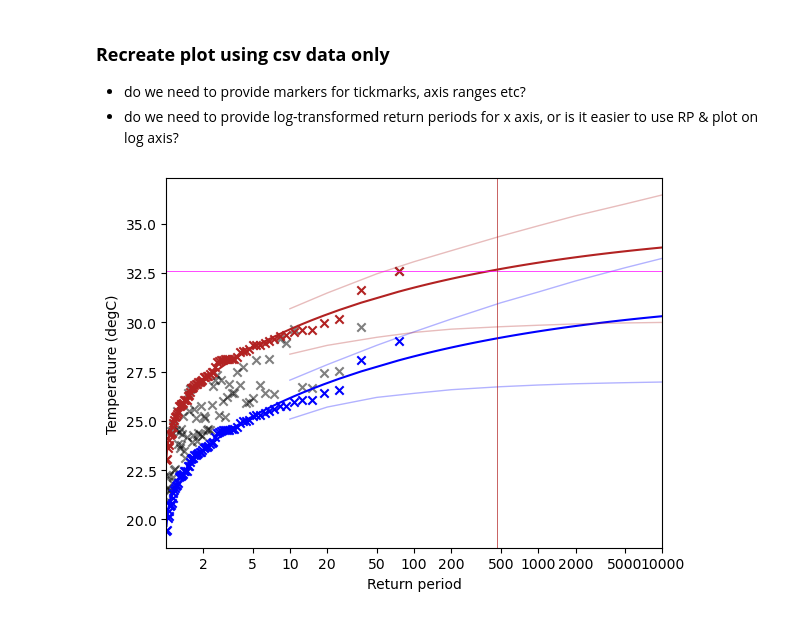
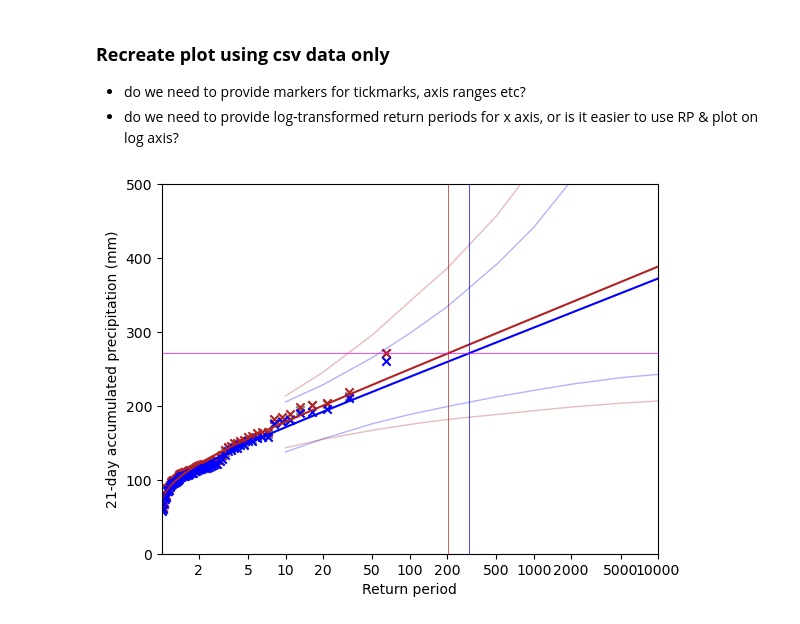
Before and after one commit to clairbarnes/wwa-archive, a Jupyter notebook: 20_misc/23-04_return-level-plots/return-level-plots.ipynb, the cells around one changed output. Cells and saved outputs as stored; diff of their text form; code cells hidden in the pictures.

```diff
--- a/20_misc/23-04_return-level-plots/return-level-plots.ipynb
+++ b/20_misc/23-04_return-level-plots/return-level-plots.ipynb
@@ -106,7 +107,8 @@ import pandas as pd
 import numpy as np
 import matplotlib.pyplot as plt
 
-study_nm = "MediterraneanHW"
+study_nm = "Italy-floods"
+transf = np.log
 
 obs = pd.read_csv("rlplot_"+study_nm+"_obs.csv", index_col = 0)
 rl_curves = pd.read_csv("rlplot_"+study_nm+"_curves.csv", index_col = 0)
@@ -124,32 +126,32 @@ plt.plot(rl_curves.logrp, rl_curves.fit_f, color = "firebrick")
 plt.plot(rl_curves.logrp, rl_curves.fit_cf, color = "blue")
 
 # plot confidence intervals
 plt.plot(confint.logrp, confint.cf_lower, color = "blue", alpha = 0.3, lw = 1)
 plt.plot(confint.logrp, confint.cf_upper, color = "blue", alpha = 0.3, lw = 1)
 
 plt.plot(confint.logrp, confint.f_lower, color = "firebrick", alpha = 0.3, lw = 1)
 plt.plot(confint.logrp, confint.f_upper, color = "firebrick", alpha = 0.3, lw = 1)
 
 # add observed event
 plt.axhline(event.event_value[0], color = "magenta", lw = 0.5)
 
 # vertical lines / ticks showing the effective return period of the observed event in the present & cooler climate
 plt.axvline(event.logrp_f[0], color = "firebrick", lw = 0.5)
 plt.axvline(event.logrp_cf[0], color = "blue", lw = 0.5)
 
 # fix axis labels
 plt.xlabel(event.xlabel[0])
 plt.ylabel(event.ylabel[0])
 
 # fix tickmarks & axis limits
 xticks = [2,5,10,20,50,100,200,500,1000,2000,5000,10000]               # possibly hard-coded - should WWA define the axis limits, or will Tom do that? (largely aesthetic choice)
 plt.xticks(ticks = transf(xticks), labels = xticks)
 
 plt.xlim(transf(1.01), transf(1e4))
-# plt.ylim(28,44)
+plt.ylim(0,500)
 
 # plt.axvline(np.log(event.rp_f[0]*.99))
 
 plt.savefig("rlplot-example_"+study_nm+".png")
 # %% [output]
-[figure, old version]
+[figure, new version]
```
Also changed, not shown: parts of 9 cells of this notebook, 7 other files.
